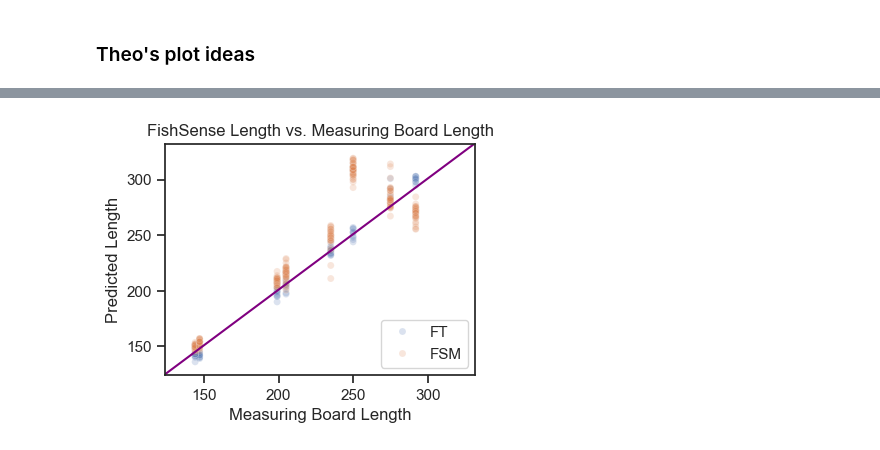
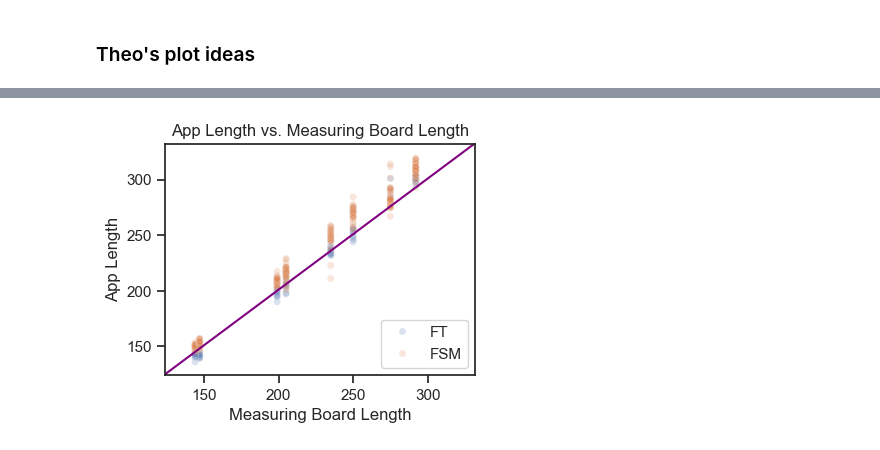
Before and after one commit to UCSD-E4E/fishsense-mobile-oceans-2025, a Jupyter notebook: scripts/02_plotting.ipynb, the cells around one changed output, grey strips where cells are left out. Saved outputs shown, nothing was run; the diff lists cells and outputs as text; code cells hidden in the pictures.

```diff
--- a/scripts/02_plotting.ipynb
+++ b/scripts/02_plotting.ipynb
@@ -45,13 +45,13 @@ def rock_fish_adjustment(df):
 
 # ccfrp_results = pd.concat(ccfrp_dfs)
 
-ccfrp_results = pd.read_csv('/Users/anu/Documents/e4e/2025-07-21_fishsense-mobile-data-processing/data/fishsense_output - fish_length_prediction_filtered_date_v5.csv')
+ccfrp_results = pd.read_csv('/Users/anu/Documents/e4e/2025-07-21_fishsense-mobile-data-processing/data/fishsense_output - fish_length_prediction_filtered_date_v10.csv')
 ccfrp_results = rock_fish_adjustment(ccfrp_results)
 ccfrp_results = ccfrp_results.query('timestamp_pst_date == "2025-07-01"')
 
 lab_results = pd.read_csv('/Users/anu/Documents/e4e/2025-07-21_fishsense-mobile-data-processing/data/fishsense_output - 20250701.csv')
 
-ccfrp_results = ccfrp_results[['Common Name', 'TagID', 'Device', 'GT Total Length', 'GT Fork Length', 'Predicted Length', 'confidence']]
+ccfrp_results = ccfrp_results[['Common Name', 'TagID', 'Device', 'GT Total Length', 'GT Fork Length', 'Predicted Length', 'confidence', 'angle', 'x_angle', 'y_angle']]
 
 ccfrp_results['Tech'] = 'FSM'
 ccfrp_results['Device'] = ('Ipad' if ccfrp_results['Device'].str == 'iPad' else ccfrp_results['Device'])
@@ -91,10 +91,11 @@ lab_df = lab_df.query('Tech != "FSM"')
 
 lab_df = pd.concat([lab_df, ccfrp_results], ignore_index=True)
 
+lab_df['Device'] = np.where((lab_df['Device'].str.contains('iPhone')) | (lab_df['Device'].str.contains('Phone')), 'iPhone', 'iPad')
 
 lab_df['GT Length'] = lab_df['GT Total Length'] if (lab_df['Tech'].str == 'FT') else lab_df['GT Fork Length']
 
-lab_df['Residual'] = (lab_df['GT Length'] - lab_df['Predicted Length'])
+lab_df['Residual'] = (lab_df['Predicted Length'] - lab_df['GT Length'])
 lab_df['Percent Error'] = (lab_df['Residual'] / lab_df['GT Length']) * 100
 # %%
 from numpy import mean
@@ -199,22 +233,23 @@ plt.savefig('/Users/anu/Documents/e4e/2025-07-21_fishsense-mobile-data-processin
 # %%
 import numpy as np
 # X axis: Ground truth. Y axis: measurement in consideration. Plot y=x line. Points show how far away our data in consideration is from the ground truth. Factored for Fishsense vs Fishtechy
 
 
 fig, ax = plt.subplots()
 ax.tick_params(bottom=True, left=True)
 
 sns.scatterplot(data=lab_df, x='GT Length', y='Predicted Length', hue='Tech', alpha=0.2, s=25)
 
 x_line = np.linspace(0, max(lab_df['GT Total Length']) + 100, 100)
 y_line = x_line + 1
 plt.plot(x_line, y_line, color='purple')
 plt.xlim(min(lab_df['GT Total Length'])-20, max(lab_df['GT Total Length']) + 40)
 plt.ylim(min(lab_df['GT Total Length'])-20, max(lab_df['GT Total Length']) + 40)
 plt.legend(frameon=True, loc='lower right')
 plt.xlabel("Measuring Board Length")
-plt.title("FishSense Length vs. Measuring Board Length")
+plt.ylabel("App Length")
+plt.title("App Length vs. Measuring Board Length")
 
 plt.savefig('/Users/anu/Documents/e4e/2025-07-21_fishsense-mobile-data-processing/plots/fsm_ft_scatter.pdf', bbox_inches='tight')
 # %% [output]
-[figure, old version]
+[figure, new version]
```
Also changed, not shown: parts of 26 cells of this notebook, 10 other files.
